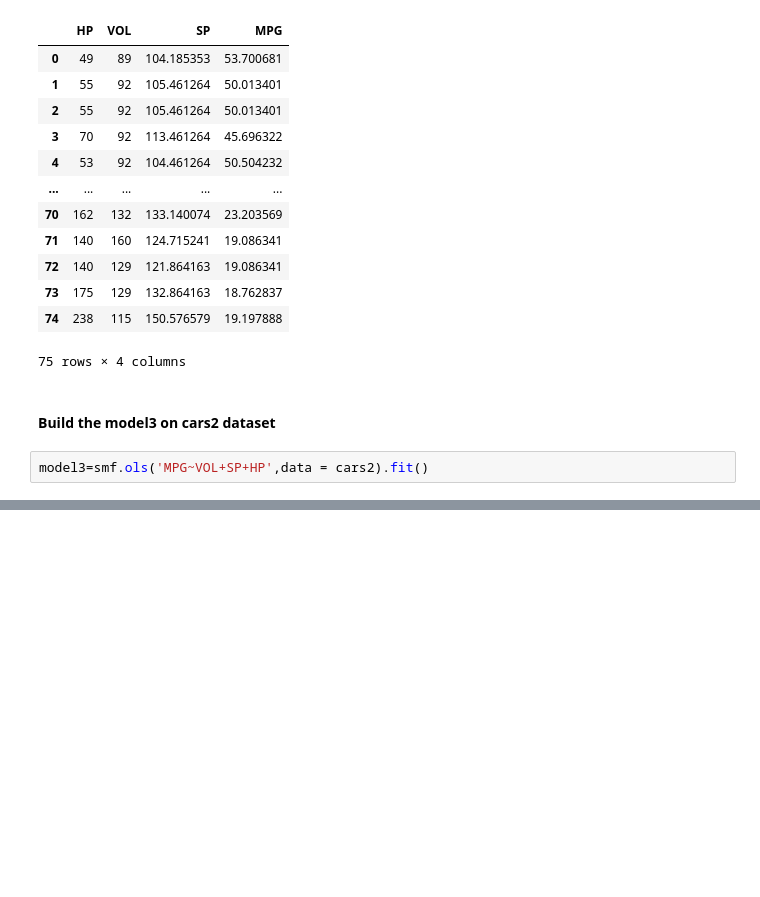
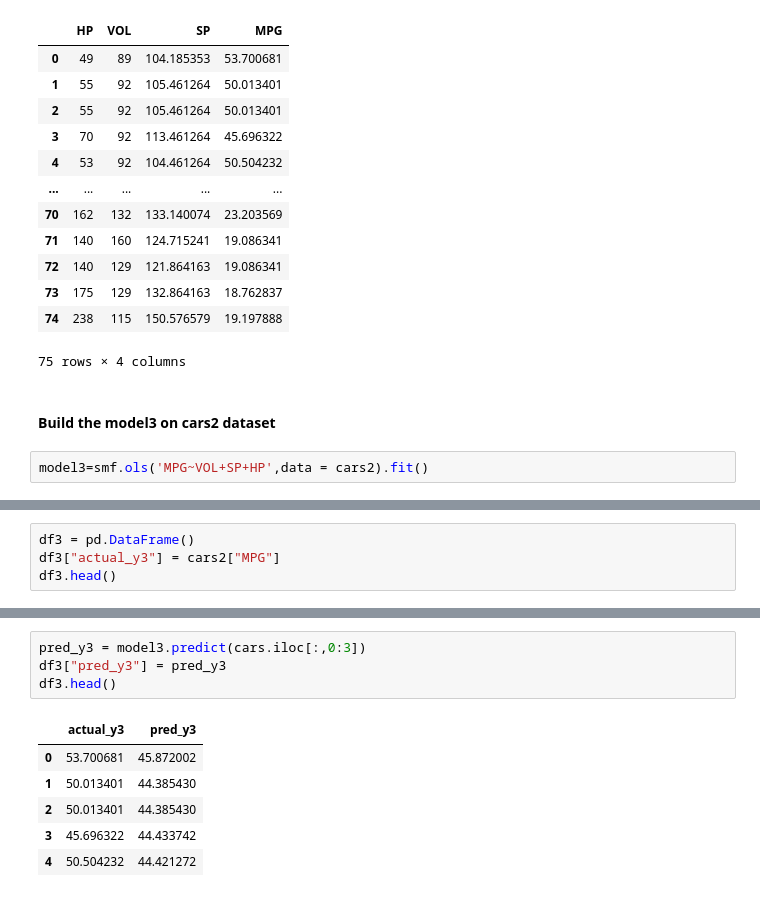
Before and after one commit to praveenreddy1833/AIML_Assignment_033, a Jupyter notebook: multi_linear_1.ipynb, the cells around one changed output, grey strips where cells are left out. Drawn from its saved outputs; the diff is of its cells as text; blank space fills up the shorter version.

```diff
--- a/multi_linear_1.ipynb
+++ b/multi_linear_1.ipynb
@@ -391,3 +391,7 @@ Notes:
 [1] Standard Errors assume that the covariance matrix of the errors is correctly specified.
 [2] The condition number is large, 6.37e+03. This might indicate that there are
 strong multicollinearity or other numerical problems.
+# %%
+df3 = pd.DataFrame()
+df3["actual_y3"] = cars2["MPG"]
+df3.head()
@@ -393,0 +405,11 @@ strong multicollinearity or other numerical problems.
+# %%
+pred_y3 = model3.predict(cars.iloc[:,0:3])
+df3["pred_y3"] = pred_y3
+df3.head()
+# %% [output]
+|  | actual_y3 | pred_y3 |
+| 0 | 53.700681 | 45.872002 |
+| 1 | 50.013401 | 44.385430 |
+| 2 | 50.013401 | 44.385430 |
+| 3 | 45.696322 | 44.433742 |
+| 4 | 50.504232 | 44.421272 |
```
Also changed, not shown: parts of 10 cells of this notebook.
